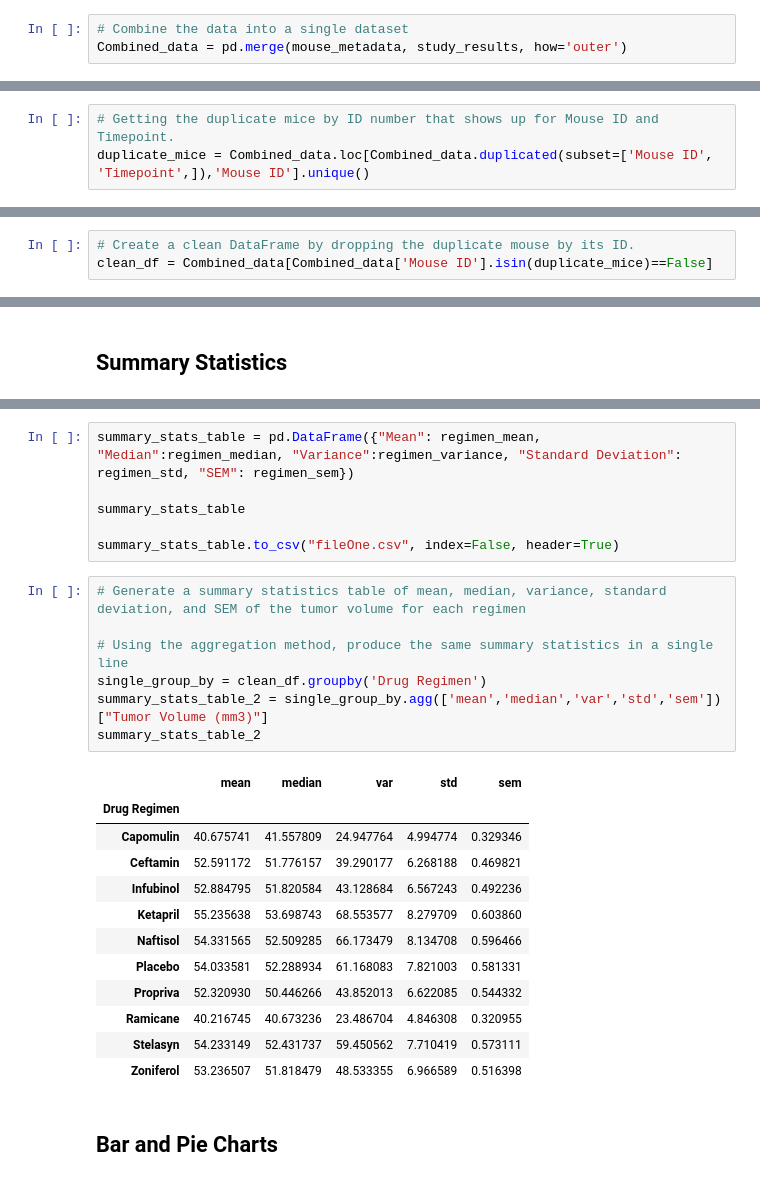
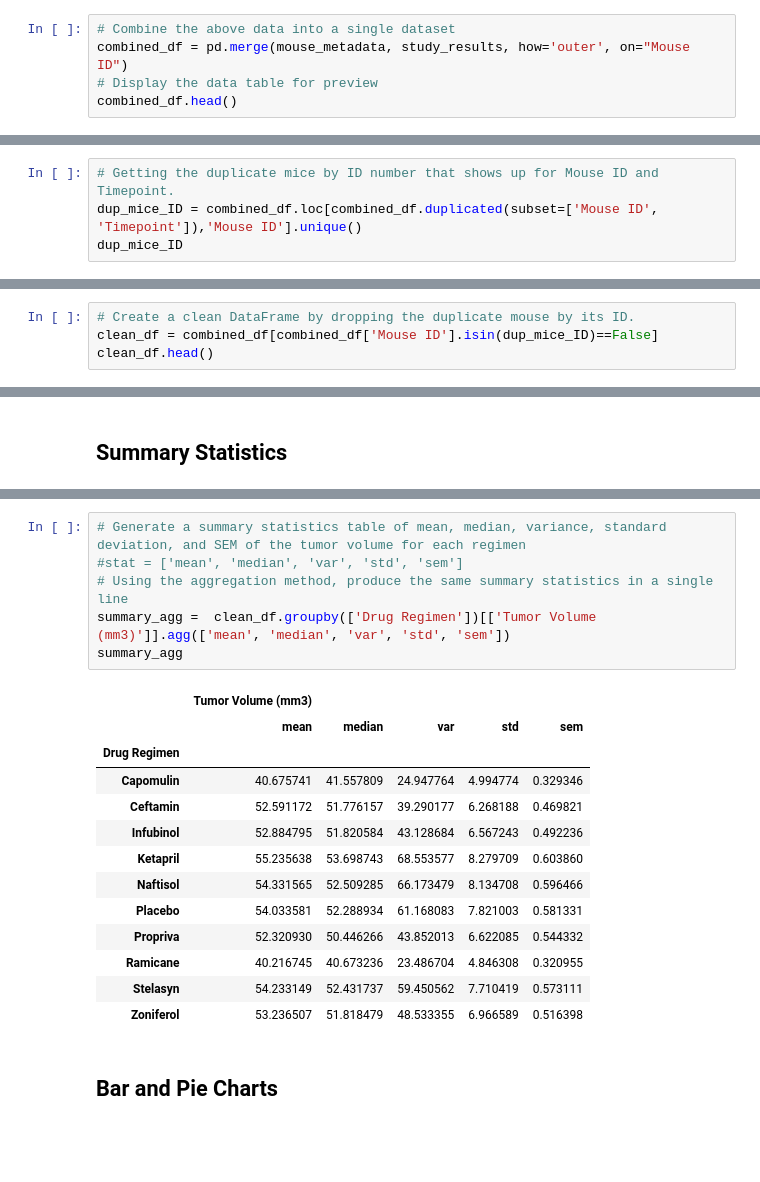
Before and after one commit to OmodonMajiri/Matplotlib-Challenge2, a Jupyter notebook: Module 05 Challenge - Due 07-19-2022/Pymaceuticals/pymaceuticals_starter.ipynb, the cells around one changed output, grey strips where cells are left out. Cells and saved outputs as stored; diff of their text form; blank space fills up the shorter version.

```diff
--- a/Module 05 Challenge - Due 07-19-2022/Pymaceuticals/pymaceuticals_starter.ipynb
+++ b/Module 05 Challenge - Due 07-19-2022/Pymaceuticals/pymaceuticals_starter.ipynb
@@ -28,3 +44,5 @@ study_results = pd.read_csv(study_results_path)
 # %%
-# Combine the data into a single dataset
-Combined_data = pd.merge(mouse_metadata, study_results, how='outer')
+# Combine the above data into a single dataset
+combined_df = pd.merge(mouse_metadata, study_results, how='outer', on="Mouse ID")
+# Display the data table for preview
+combined_df.head()
@@ -47,4 +61,5 @@ number_of_mice
 249
 # %%
 # Getting the duplicate mice by ID number that shows up for Mouse ID and Timepoint.
-duplicate_mice = Combined_data.loc[Combined_data.duplicated(subset=['Mouse ID', 'Timepoint',]),'Mouse ID'].unique()
+dup_mice_ID = combined_df.loc[combined_df.duplicated(subset=['Mouse ID', 'Timepoint']),'Mouse ID'].unique()
+dup_mice_ID
@@ -58,3 +87,4 @@ all_duplicate_mouse_id
 # %%
 # Create a clean DataFrame by dropping the duplicate mouse by its ID.
-clean_df = Combined_data[Combined_data['Mouse ID'].isin(duplicate_mice)==False]
+clean_df = combined_df[combined_df['Mouse ID'].isin(dup_mice_ID)==False]
+clean_df.head()
@@ -93,17 +136,11 @@ regimen_sem = clean_df.groupby('Drug Regimen').sem()["Tumor Volume (mm3)"]
-# %%
-summary_stats_table = pd.DataFrame({"Mean": regimen_mean, "Median":regimen_median, "Variance":regimen_variance, "Standard Deviation": regimen_std, "SEM": regimen_sem})
-
-summary_stats_table
-
-summary_stats_table.to_csv("fileOne.csv", index=False, header=True)
 # %%
 # Generate a summary statistics table of mean, median, variance, standard deviation, and SEM of the tumor volume for each regimen
-
+#stat = ['mean', 'median', 'var', 'std', 'sem']
 # Using the aggregation method, produce the same summary statistics in a single line
-single_group_by = clean_df.groupby('Drug Regimen')
-summary_stats_table_2 = single_group_by.agg(['mean','median','var','std','sem'])["Tumor Volume (mm3)"]
-summary_stats_table_2
+summary_agg =  clean_df.groupby(['Drug Regimen'])[['Tumor Volume (mm3)']].agg(['mean', 'median', 'var', 'std', 'sem'])
+summary_agg
 # %% [output]
+|  | Tumor Volume (mm3) |  |  |  |  |
 |  | mean | median | var | std | sem |
 | Drug Regimen |  |  |  |  |  |
 | Capomulin | 40.675741 | 41.557809 | 24.947764 | 4.994774 | 0.329346 |
```
Also changed, not shown: parts of 40 cells of this notebook.
